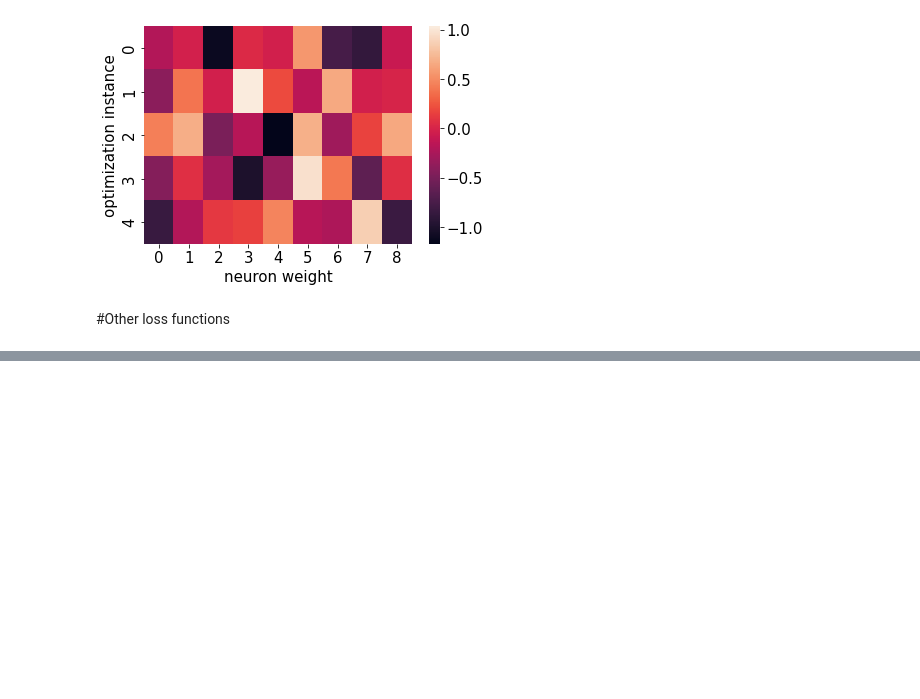
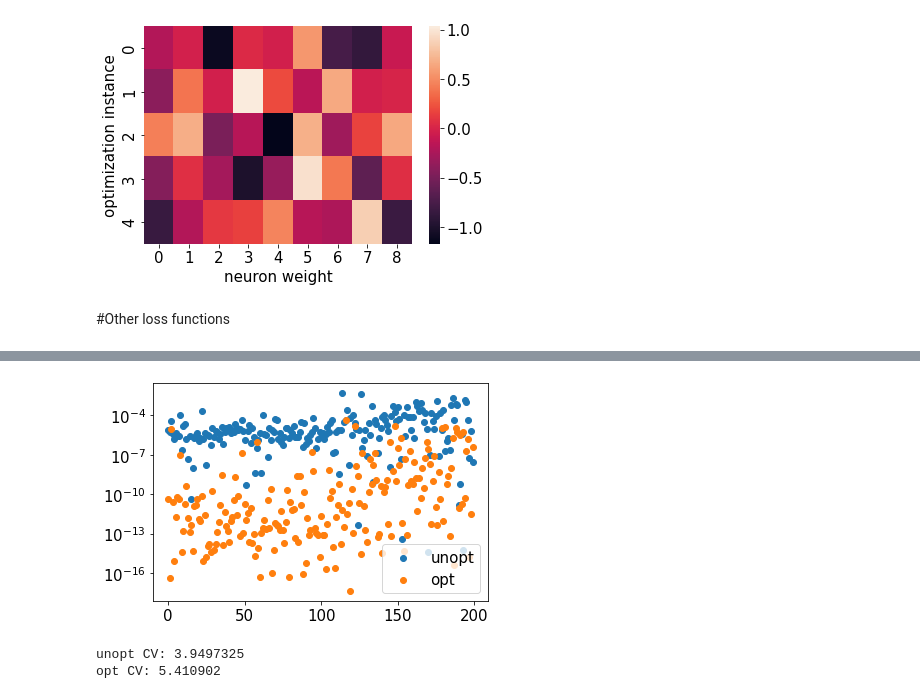
Before and after one commit to fmottes/jax-morph, a Jupyter notebook: Ramya/04_NN_response_function.ipynb, the cells around one changed output, grey strips where cells are left out. Saved outputs shown, nothing was run; the diff lists cells and outputs as text; code cells hidden in the pictures; blank space fills up the shorter version.

```diff
--- a/Ramya/04_NN_response_function.ipynb
+++ b/Ramya/04_NN_response_function.ipynb
@@ -447,0 +478,22 @@ def elongation_loss(state):
+# %%
+params_opt = eqx.combine(params_t[-1], params)
+# %%
+# unoptimized simulation
+sim_init, sim_step = simulation.simulation(fstep, params, fspace)
+fstate, state_all = simulation.sim_trajectory(istate, sim_init, sim_step, key=key, history=True)
+# optimized simulation
+sim_init, sim_step = simulation.simulation(fstep, params_opt, fspace)
+fstate_opt, state_all_opt = simulation.sim_trajectory(istate, sim_init, sim_step, key=key, history=True)
+# %%
+plt.scatter(np.arange(200), fstate.divrate, label="unopt");
+plt.scatter(np.arange(200), fstate_opt.divrate, label="opt");
+plt.yscale('log');
+plt.legend();
+# %% [output]
+[figure, added]
+# %%
+print("unopt CV: %s" % (np.std(fstate.divrate)/np.mean(fstate.divrate)))
+print("opt CV: %s" % (np.std(fstate_opt.divrate)/np.mean(fstate_opt.divrate)))
+# %% [output]
+unopt CV: 3.9497325
+opt CV: 5.410902
```
Also changed, not shown: parts of 18 cells of this notebook, 2 other files.
